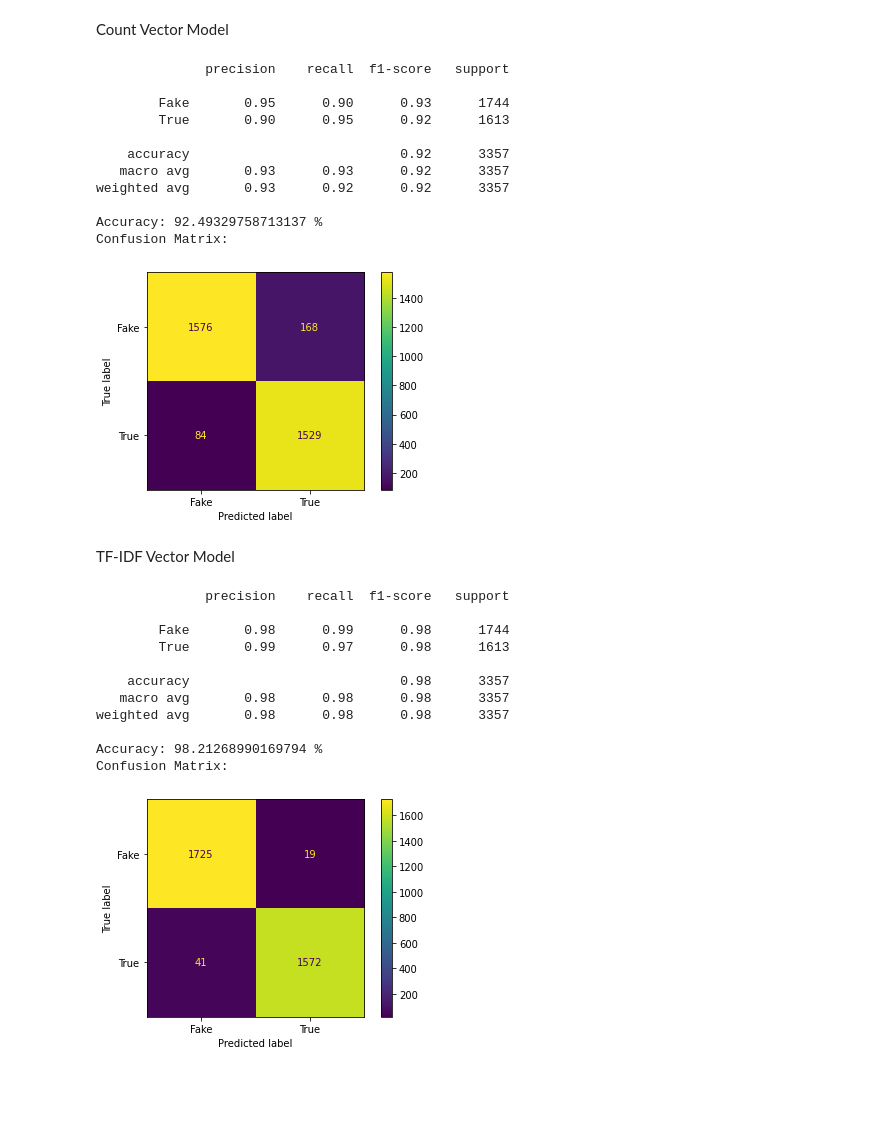
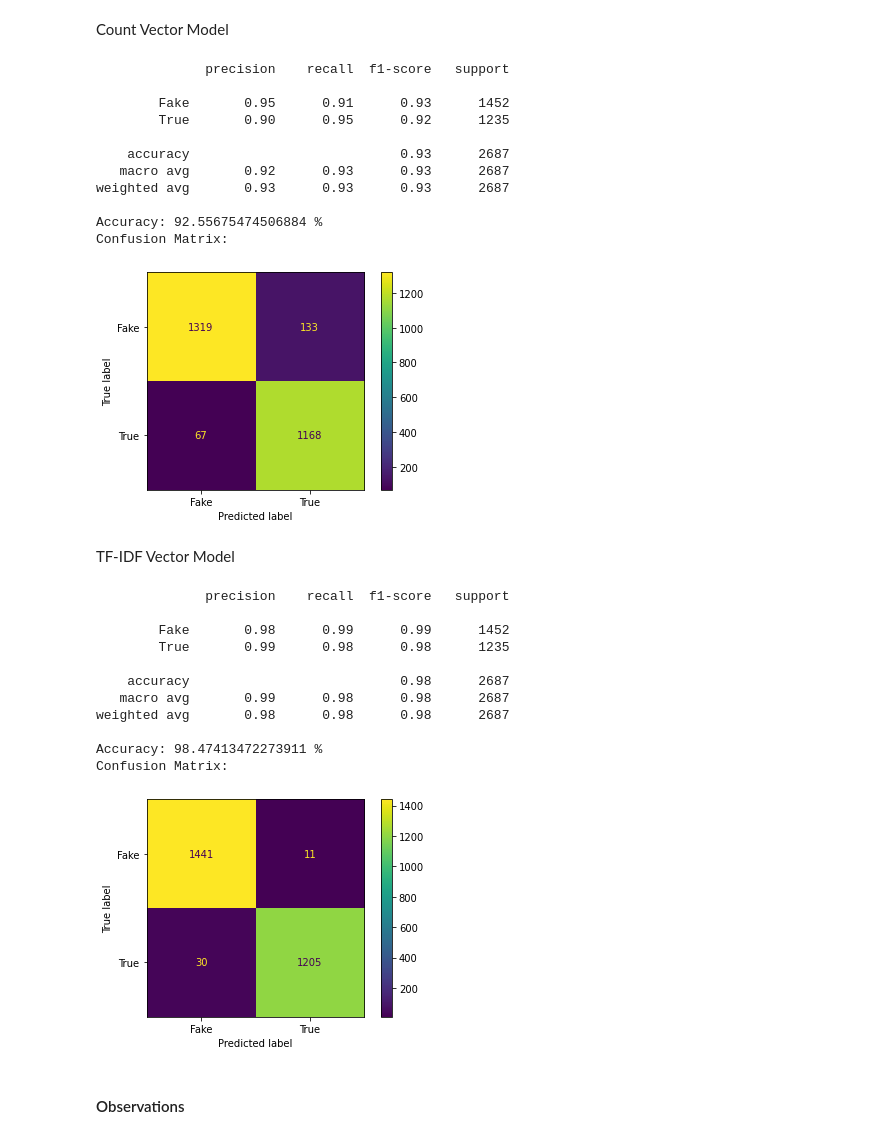
Before and after one commit to PJO017/Fake-News-Detection-Project, a Jupyter notebook: Source/Fake News Detection.ipynb, the cells around one changed output. Drawn from its saved outputs; the diff is of its cells as text; code cells hidden in the pictures; blank space fills up the shorter version.

```diff
--- a/Source/Fake News Detection.ipynb
+++ b/Source/Fake News Detection.ipynb
@@ -106,6 +108,6 @@ Quality Report Fake Dataset
 | 2 | label | 23481 | 0.0 | 1 | Fake | 39644 | 61.720015 |  |
 # %%
 # Build project using 20%
-dfTrue = dfTrue.head(int(0.25 * dfTrue.shape[0]))
-dfFake = dfFake.head(int(0.25 * dfFake.shape[0]))
+dfTrue = dfTrue.head(int(0.20 * dfTrue.shape[0]))
+dfFake = dfFake.head(int(0.20 * dfFake.shape[0]))
 # %% [markdown]
@@ -364,7 +371,7 @@ TF-IDF Vector Model
 - Term frequency–inverse document frequency, normalizes the frequency of words in a document with respect to the rest of the dataset.
 # %%
 # Create TF-IDF vector model of dataset
-tfidf_v = TfidfVectorizer(max_features=5000, ngram_range=(1,3))  # Get 5000 most significant words
+tfidf_v = TfidfVectorizer(max_features=2000, ngram_range=(1,3))  # Get 5000 most significant words
 tfidf_vector_model = create_vector_model(tfidf_v, train_set, test_set)
 # %%
 tv_train_set, tv_train_labels, tv_test_set, tv_test_labels = tfidf_vector_model
@@ -515,30 +523,32 @@ NB_CV = classify(MultinomialNB(), count_vector_model)
 # %% [output]
               precision    recall  f1-score   support
 
-        Fake       0.95      0.90      0.93      1744
-        True       0.90      0.95      0.92      1613
+        Fake       0.95      0.91      0.93      1452
+        True       0.90      0.95      0.92      1235
 
-    accuracy                           0.92      3357
-   macro avg       0.93      0.93      0.92      3357
-weighted avg       0.93      0.92      0.92      3357
+    accuracy                           0.93      2687
+   macro avg       0.92      0.93      0.93      2687
+weighted avg       0.93      0.93      0.93      2687
 
-Accuracy: 92.49329758713137 %
+Accuracy: 92.55675474506884 %
 Confusion Matrix:
-[figure, old version]
+[figure, new version]
 # %% [markdown]
 TF-IDF Vector Model
 # %%
-NB_TV = classify(MultinomialNB(), tfidf_vector_model, arr=True)
+NB_TV = classify(MultinomialNB(), tfidf_vector_model)
 # %% [output]
               precision    recall  f1-score   support
 
-        Fake       0.98      0.99      0.98      1744
-        True       0.99      0.97      0.98      1613
+        Fake       0.98      0.99      0.99      1452
+        True       0.99      0.98      0.98      1235
 
-    accuracy                           0.98      3357
-   macro avg       0.98      0.98      0.98      3357
-weighted avg       0.98      0.98      0.98      3357
+    accuracy                           0.98      2687
+   macro avg       0.99      0.98      0.98      2687
+weighted avg       0.98      0.98      0.98      2687
 
-Accuracy: 98.21268990169794 %
+Accuracy: 98.47413472273911 %
 Confusion Matrix:
-[figure, old version]
+[figure, new version]
+# %% [markdown]
+#### Observations
```
Also changed, not shown: parts of 26 cells of this notebook, 2 other files.
